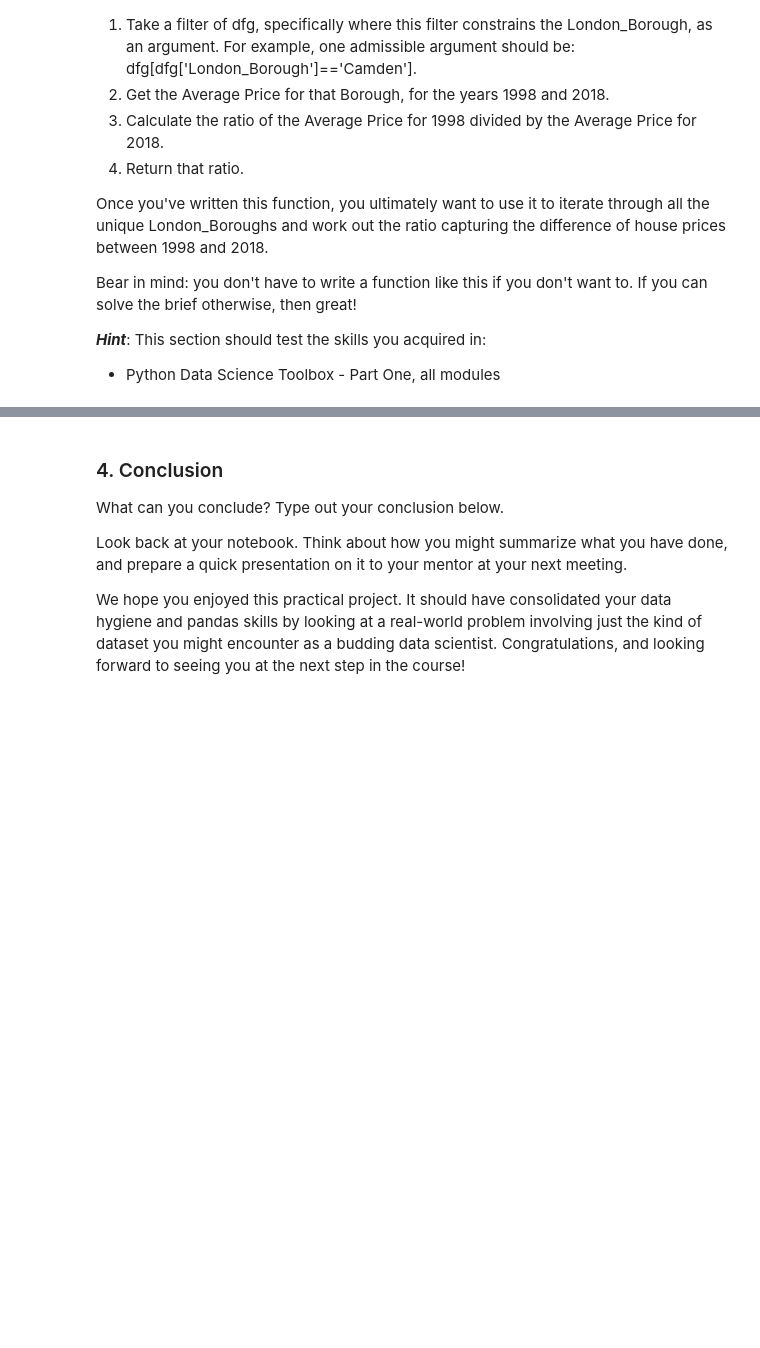
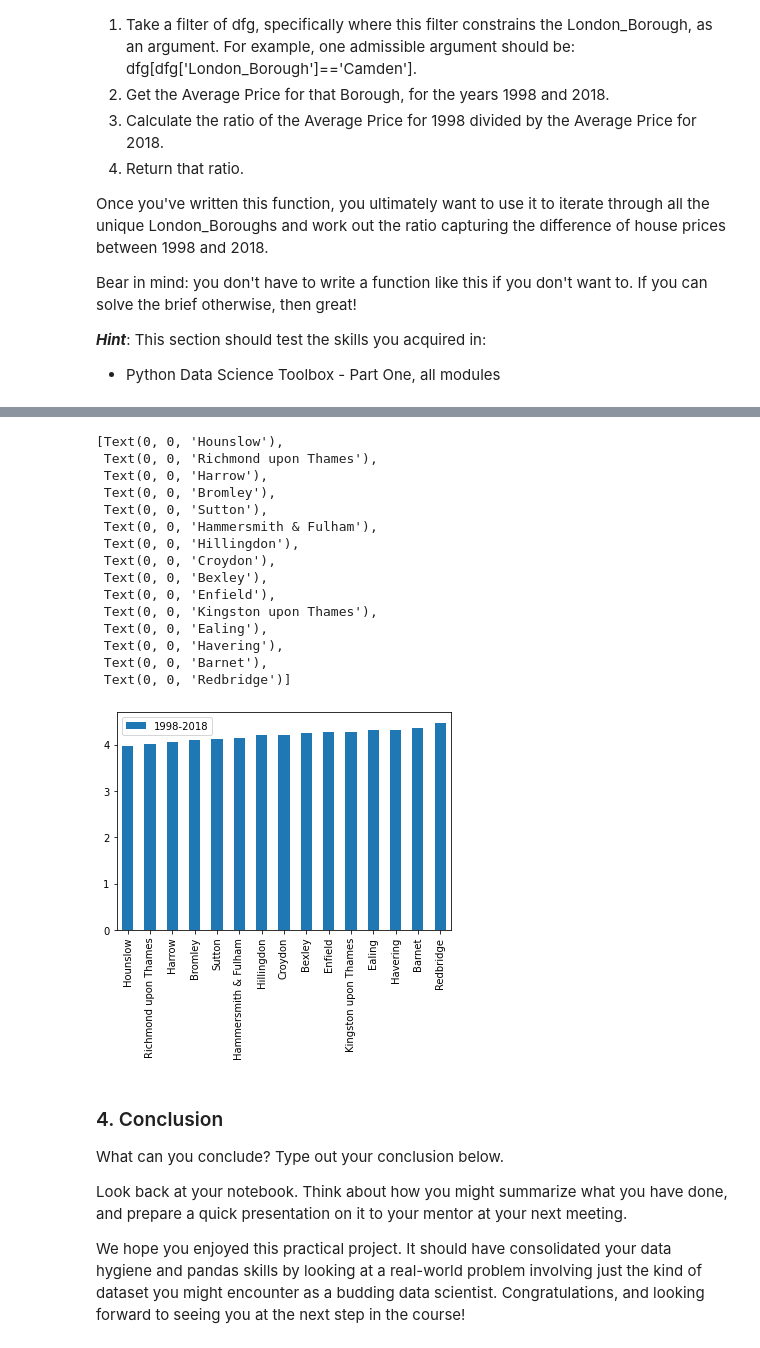
Before and after one commit to AyeshaIshrath/SpringBoard, a Jupyter notebook: London Housing - Case Study.ipynb, the cells around one changed output, grey strips where cells are left out. Drawn from its saved outputs; the diff is of its cells as text; code cells hidden in the pictures; blank space fills up the shorter version.

```diff
--- a/London Housing - Case Study.ipynb
+++ b/London Housing - Case Study.ipynb
@@ -439,0 +718,3 @@ properties.loc[properties['Year']==2018 & properties['Borough'].isin(boroughs)]
+# %%
+bottom15 = df_ratios.sort_values(by='1998-2018').head(15)
+print(bottom15)
@@ -440,3 +738,23 @@ properties.loc[properties['Year']==2018 & properties['Borough'].isin(boroughs)]
+# %%
+bx = bottom15[['Borough','1998-2018']].plot(kind='bar')
+bx.set_xticklabels(bottom15.Borough)
+# %% [output]
+[Text(0, 0, 'Hounslow'),
+ Text(0, 0, 'Richmond upon Thames'),
+ Text(0, 0, 'Harrow'),
+ Text(0, 0, 'Bromley'),
+ Text(0, 0, 'Sutton'),
+ Text(0, 0, 'Hammersmith & Fulham'),
+ Text(0, 0, 'Hillingdon'),
+ Text(0, 0, 'Croydon'),
+ Text(0, 0, 'Bexley'),
+ Text(0, 0, 'Enfield'),
+ Text(0, 0, 'Kingston upon Thames'),
+ Text(0, 0, 'Ealing'),
+ Text(0, 0, 'Havering'),
+ Text(0, 0, 'Barnet'),
+ Text(0, 0, 'Redbridge')]
+[figure, added]
 # %% [markdown]
 ### 4. Conclusion
 What can you conclude? Type out your conclusion below.
```
Also changed, not shown: parts of 74 cells of this notebook.
